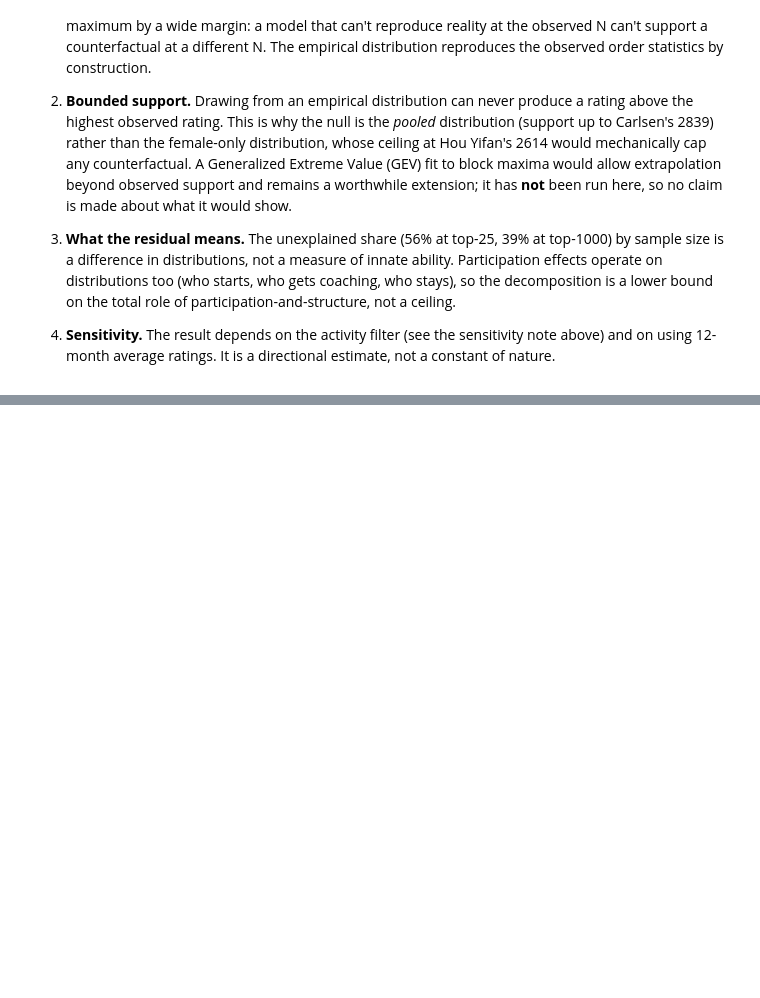
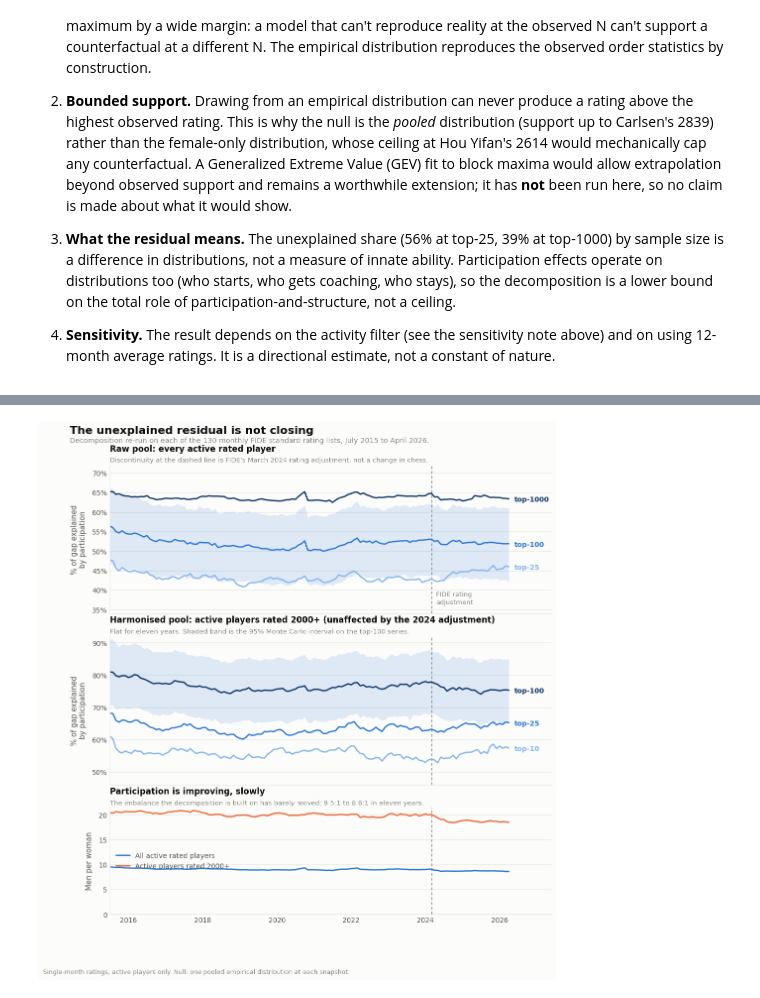
Before and after one commit to anp-exe/women-in-chess-analysis, a Jupyter notebook: analysis.ipynb, the cells around one changed output, grey strips where cells are left out. Saved outputs shown, nothing was run; the diff lists cells and outputs as text; code cells hidden in the pictures; blank space fills up the shorter version.

```diff
--- a/analysis.ipynb
+++ b/analysis.ipynb
@@ -1020,0 +1520,88 @@ worth being upfront about:
+# %%
+# ---------------------------------------------------------------------------
+# FIGURE: the residual is not closing
+# ---------------------------------------------------------------------------
+import matplotlib.pyplot as plt
+import matplotlib.dates as mdates
+from matplotlib.ticker import FuncFormatter
+
+INK, INK2, INK3 = "#0b0b0b", "#52514e", "#8a8880"
+DEPTH = ["#86b6ef", "#2a78d6", "#0d366b"]      # ordinal blue ramp: shallow -> deep
+BLUE, ORANGE, GRID, SURFACE = "#2a78d6", "#eb6834", "#e4e3df", "#fcfcfb"
+BREAK = pd.Timestamp("2024-03-01")
+
+raw = panel[panel.variant == "all_active"].sort_values("date").reset_index(drop=True)
+elite = panel[panel.variant == "elite2000"].sort_values("date").reset_index(drop=True)
+
+fig, axes = plt.subplots(3, 1, figsize=(11.5, 11.4), sharex=True,
+                         gridspec_kw={"height_ratios": [1, 1, 0.72], "hspace": 0.17})
+fig.patch.set_facecolor(SURFACE)
+
+
+def depth_panel(ax, d, tiers, title, note, band_tier, ylim):
+    ax.set_facecolor(SURFACE)
+    ax.fill_between(d.date, d[f"pct_lo_{band_tier}"], d[f"pct_hi_{band_tier}"],
+                    color=DEPTH[1], alpha=0.14, lw=0)
+    for c, k in zip(DEPTH, tiers):
+        ax.plot(d.date, d[f"pct_{k}"], color=c, lw=2, label=f"top-{k}", solid_capstyle="round")
+        ax.annotate(f"top-{k}", (d.date.iloc[-1], d[f"pct_{k}"].iloc[-1]),
+                    textcoords="offset points", xytext=(8, -4),
+                    fontsize=10, color=c, weight="semibold")
+    ax.axvline(BREAK, color=INK3, lw=1, ls=(0, (4, 3)), zorder=1)
+    ax.set_ylim(*ylim)
+    ax.set_ylabel("% of gap explained\nby participation", fontsize=10.5, color=INK2, labelpad=8)
+    ax.yaxis.set_major_formatter(FuncFormatter(lambda v, _: f"{v:.0f}%"))
+    ax.set_title(title, fontsize=12, color=INK, weight="semibold", loc="left", pad=20)
+    ax.text(0, 1.012, note, transform=ax.transAxes, fontsize=9.6, color=INK3, va="bottom")
+
+
+depth_panel(axes[0], raw, [25, 100, 1000],
+            "Raw pool: every active rated player",
+            "Discontinuity at the dashed line is FIDE's March 2024 rating adjustment, not a change in chess.",
+            band_tier=100, ylim=(34, 72))
+depth_panel(axes[1], elite, [10, 25, 100],
+            "Harmonised pool: active players rated 2000+ (unaffected by the 2024 adjustment)",
+            "Flat for eleven years. Shaded band is the 95% Monte Carlo interval on the top-100 series.",
+            band_tier=100, ylim=(46, 92))
+axes[0].annotate("FIDE rating\nadjustment", (BREAK, axes[0].get_ylim()[0]),
+                 textcoords="offset points", xytext=(7, 14), fontsize=9.4,
+                 color=INK3, linespacing=1.3)
+
+ax3 = axes[2]
+ax3.set_facecolor(SURFACE)
+ax3.plot(raw.date, raw.ratio, color=BLUE, lw=2, label="All active rated players", solid_capstyle="round")
+ax3.plot(elite.date, elite.ratio, color=ORANGE, lw=2, label="Active players rated 2000+", solid_capstyle="round")
+ax3.axvline(BREAK, color=INK3, lw=1, ls=(0, (4, 3)), zorder=1)
+ax3.set_ylim(0, None)
+ax3.set_ylabel("Men per woman", fontsize=10.5, color=INK2, labelpad=8)
+ax3.set_title("Participation is improving, slowly", fontsize=12, color=INK,
+              weight="semibold", loc="left", pad=20)
+ax3.text(0, 1.012, "The imbalance the decomposition is built on has barely moved: 9.5:1 to 8.6:1 in eleven years.",
+         transform=ax3.transAxes, fontsize=9.6, color=INK3, va="bottom")
+ax3.legend(frameon=False, fontsize=10, loc="center left", labelcolor=INK2)
+ax3.xaxis.set_major_locator(mdates.YearLocator(2))
+ax3.xaxis.set_major_formatter(mdates.DateFormatter("%Y"))
+
+for a in axes:
+    a.grid(axis="y", color=GRID, lw=0.8)
+    a.set_axisbelow(True)
+    for side in ("top", "right"):
+        a.spines[side].set_visible(False)
+    for side in ("left", "bottom"):
+        a.spines[side].set_color(GRID)
+    a.tick_params(colors=INK2, labelsize=9.8, length=0)
+    a.set_xlim(raw.date.iloc[0], raw.date.iloc[-1] + pd.Timedelta(days=420))
+
+fig.suptitle("The unexplained residual is not closing", fontsize=16, color=INK,
+             weight="semibold", x=0.055, y=0.975, ha="left")
+fig.text(0.055, 0.945,
+         "Decomposition re-run on each of the 130 monthly FIDE standard rating lists, July 2015 to April 2026.",
+         fontsize=10.4, color=INK3)
+fig.text(0.008, 0.005,
+         "Single-month ratings, active players only. Null: one pooled empirical distribution at each snapshot.",
+         fontsize=9, color=INK3)
+fig.subplots_adjust(top=0.905)
+fig.savefig("figures/q4_residual_over_time.png", dpi=200, bbox_inches="tight", facecolor=SURFACE)
+plt.show()
+# %% [output]
+[figure, added]
```
Also changed, not shown: parts of 15 cells of this notebook, 8 other files.
